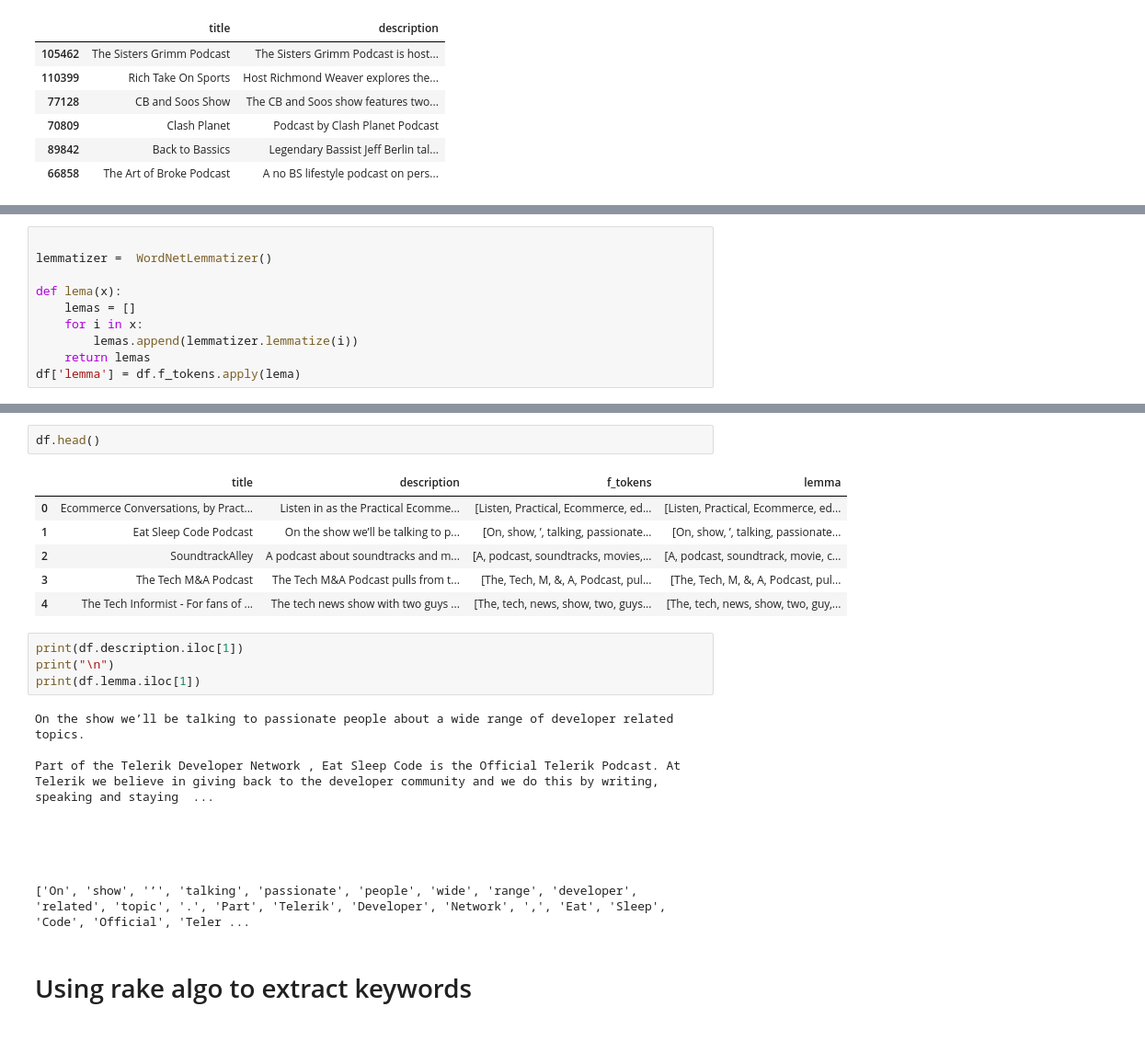
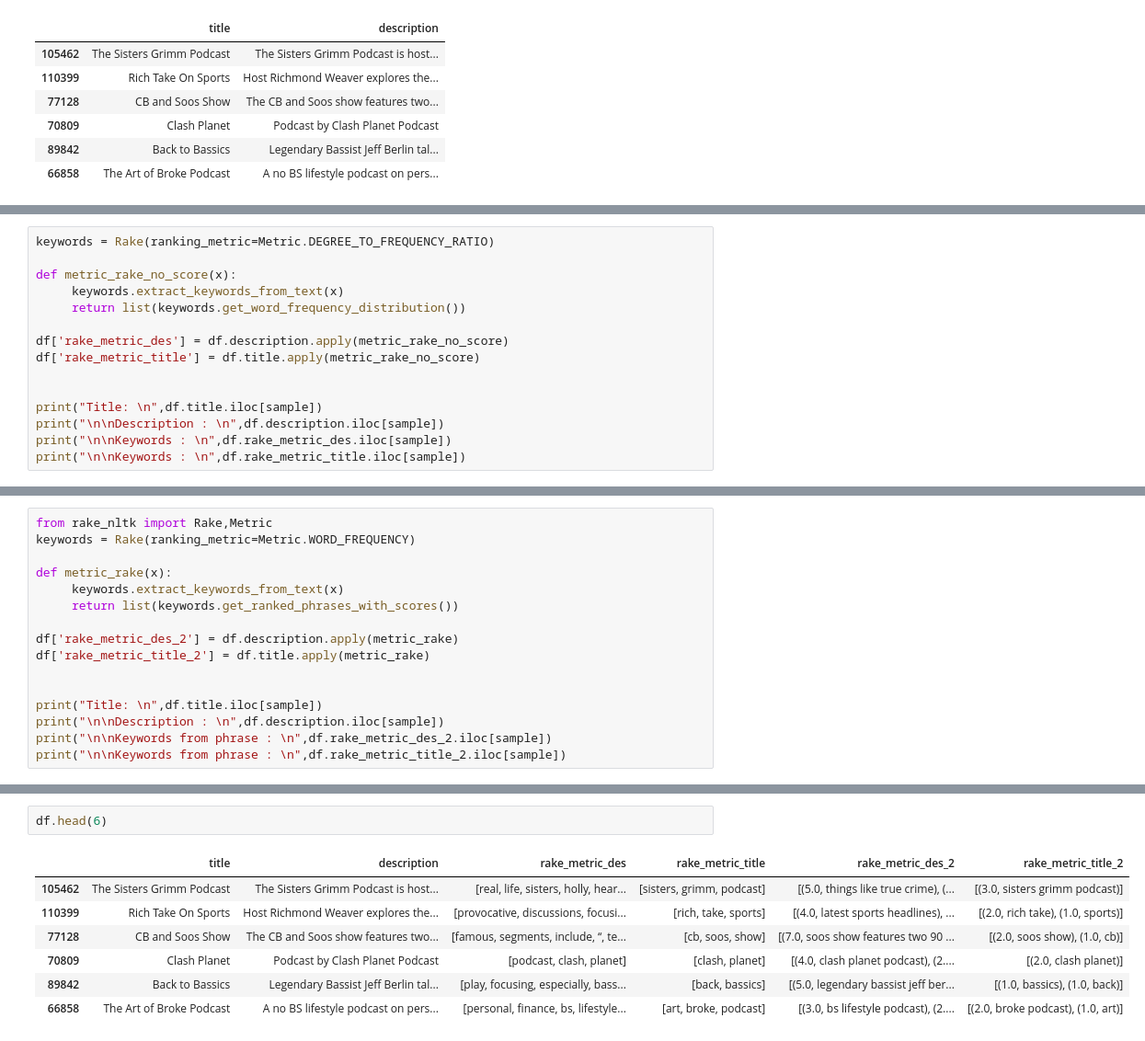
Before and after one commit to the-mohamed-riaz/keyword-extraction, a Jupyter notebook: keyword_extraction.ipynb, the cells around one changed output, grey strips where cells are left out. Shown at 92% size. Drawn from its saved outputs; the diff is of its cells as text.

```diff
--- a/keyword_extraction.ipynb
+++ b/keyword_extraction.ipynb
@@ -124,10 +94,0 @@ Index(['title', 'description', 'f_tokens'], dtype='object')
-# %%
-
-lemmatizer =  WordNetLemmatizer()
-
-def lema(x):
-    lemas = []
-    for i in x:
-        lemas.append(lemmatizer.lemmatize(i))
-    return lemas
-df['lemma'] = df.f_tokens.apply(lema)
@@ -133,0 +102,15 @@ df['lemma'] = df.f_tokens.apply(lema)
+# %%
+keywords = Rake(ranking_metric=Metric.DEGREE_TO_FREQUENCY_RATIO)
+
+def metric_rake_no_score(x):
+     keywords.extract_keywords_from_text(x)
+     return list(keywords.get_word_frequency_distribution())
+
+df['rake_metric_des'] = df.description.apply(metric_rake_no_score)
+df['rake_metric_title'] = df.title.apply(metric_rake_no_score)
+
+
+print("Title: \n",df.title.iloc[sample])
+print("\n\nDescription : \n",df.description.iloc[sample])
+print("\n\nKeywords : \n",df.rake_metric_des.iloc[sample])
+print("\n\nKeywords : \n",df.rake_metric_title.iloc[sample])
@@ -133,0 +134,16 @@ df['lemma'] = df.f_tokens.apply(lema)
+# %%
+from rake_nltk import Rake,Metric
+keywords = Rake(ranking_metric=Metric.WORD_FREQUENCY)
+
+def metric_rake(x):
+     keywords.extract_keywords_from_text(x)
+     return list(keywords.get_ranked_phrases_with_scores())
+
+df['rake_metric_des_2'] = df.description.apply(metric_rake)
+df['rake_metric_title_2'] = df.title.apply(metric_rake)
+
+
+print("Title: \n",df.title.iloc[sample])
+print("\n\nDescription : \n",df.description.iloc[sample])
+print("\n\nKeywords from phrase : \n",df.rake_metric_des_2.iloc[sample])
+print("\n\nKeywords from phrase : \n",df.rake_metric_title_2.iloc[sample])
@@ -134,25 +165,10 @@ df['lemma'] = df.f_tokens.apply(lema)
 # %%
-df.head()
+df.head(6)
 # %% [output]
-|  | title | description | f_tokens | lemma |
-| 0 | Ecommerce Conversations, by Pract... | Listen in as the Practical Ecomme... | [Listen, Practical, Ecommerce, ed... | [Listen, Practical, Ecommerce, ed... |
-| 1 | Eat Sleep Code Podcast | On the show we’ll be talking to p... | [On, show, ’, talking, passionate... | [On, show, ’, talking, passionate... |
-| 2 | SoundtrackAlley | A podcast about soundtracks and m... | [A, podcast, soundtracks, movies,... | [A, podcast, soundtrack, movie, c... |
-| 3 | The Tech M&A Podcast | The Tech M&A Podcast pulls from t... | [The, Tech, M, &, A, Podcast, pul... | [The, Tech, M, &, A, Podcast, pul... |
-| 4 | The Tech Informist - For fans of ... | The tech news show with two guys ... | [The, tech, news, show, two, guys... | [The, tech, news, show, two, guy,... |
+|  | title | description | rake_metric_des | rake_metric_title | rake_metric_des_2 | rake_metric_title_2 |
+| 105462 | The Sisters Grimm Podcast | The Sisters Grimm Podcast is host... | [real, life, sisters, holly, hear... | [sisters, grimm, podcast] | [(5.0, things like true crime), (... | [(3.0, sisters grimm podcast)] |
+| 110399 | Rich Take On Sports | Host Richmond Weaver explores the... | [provocative, discussions, focusi... | [rich, take, sports] | [(4.0, latest sports headlines), ... | [(2.0, rich take), (1.0, sports)] |
+| 77128 | CB and Soos Show | The CB and Soos show features two... | [famous, segments, include, “, te... | [cb, soos, show] | [(7.0, soos show features two 90 ... | [(2.0, soos show), (1.0, cb)] |
+| 70809 | Clash Planet | Podcast by Clash Planet Podcast | [podcast, clash, planet] | [clash, planet] | [(4.0, clash planet podcast), (2.... | [(2.0, clash planet)] |
+| 89842 | Back to Bassics | Legendary Bassist Jeff Berlin tal... | [play, focusing, especially, bass... | [back, bassics] | [(5.0, legendary bassist jeff ber... | [(1.0, bassics), (1.0, back)] |
+| 66858 | The Art of Broke Podcast | A no BS lifestyle podcast on pers... | [personal, finance, bs, lifestyle... | [art, broke, podcast] | [(3.0, bs lifestyle podcast), (2.... | [(2.0, broke podcast), (1.0, art)] |
-# %%
-print(df.description.iloc[1])
-print("\n")
-print(df.lemma.iloc[1])
-# %% [output]
-On the show we’ll be talking to passionate people about a wide range of developer related topics.
-
-Part of the Telerik Developer Network , Eat Sleep Code is the Official Telerik Podcast. At Telerik we believe in giving back to the developer community and we do this by writing, speaking and staying  ...
-
-
-
-
-
-['On', 'show', '’', 'talking', 'passionate', 'people', 'wide', 'range', 'developer', 'related', 'topic', '.', 'Part', 'Telerik', 'Developer', 'Network', ',', 'Eat', 'Sleep', 'Code', 'Official', 'Teler ...
-# %% [markdown]
-# Using rake algo to extract keywords
```
Also changed, not shown: parts of 22 cells of this notebook, 1 other file.
